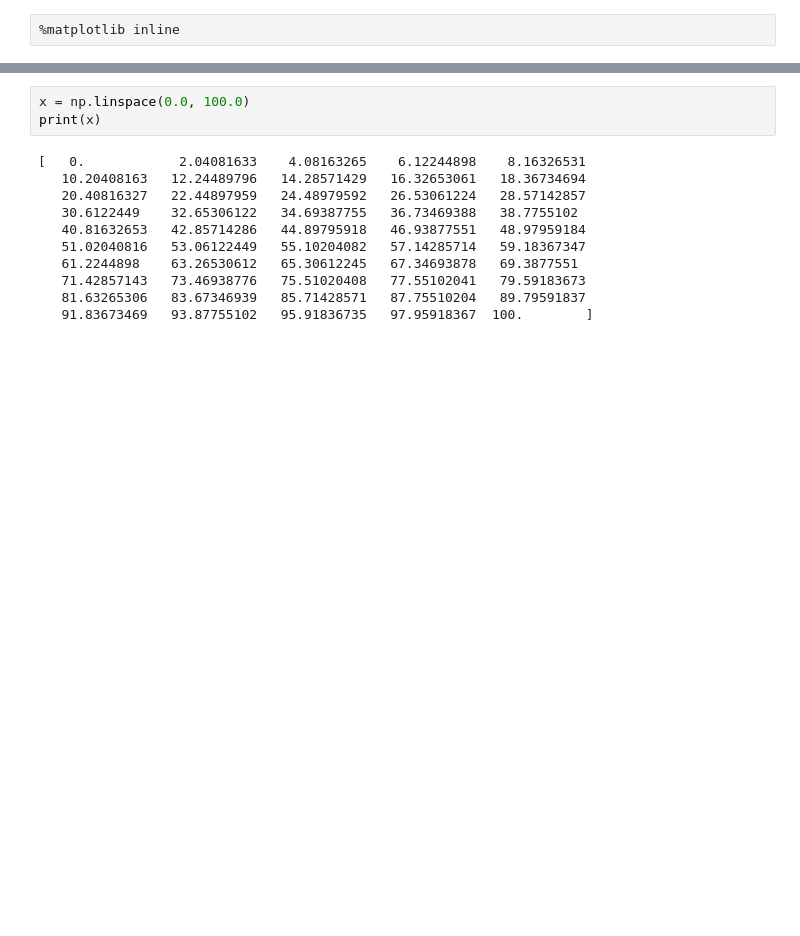
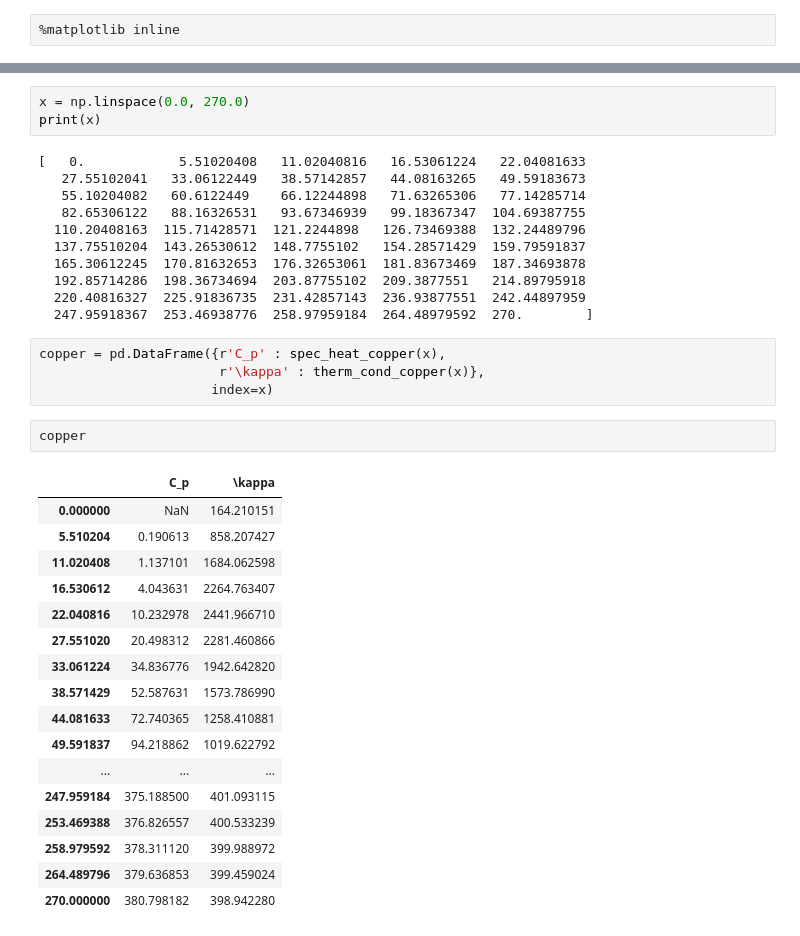
Before and after one commit to konchris/CooldownSimulation, a Jupyter notebook: CooldownSim.ipynb, the cells around one changed output, grey strips where cells are left out. Drawn from its saved outputs; the diff is of its cells as text; blank space fills up the shorter version.

```diff
--- a/CooldownSim.ipynb
+++ b/CooldownSim.ipynb
@@ -123,14 +123,38 @@ np.log10(1)
 # %%
-x = np.linspace(0.0, 100.0)
+x = np.linspace(0.0, 270.0)
 print(x)
 # %% [output]
-[   0.            2.04081633    4.08163265    6.12244898    8.16326531
-   10.20408163   12.24489796   14.28571429   16.32653061   18.36734694
-   20.40816327   22.44897959   24.48979592   26.53061224   28.57142857
-   30.6122449    32.65306122   34.69387755   36.73469388   38.7755102
-   40.81632653   42.85714286   44.89795918   46.93877551   48.97959184
-   51.02040816   53.06122449   55.10204082   57.14285714   59.18367347
-   61.2244898    63.26530612   65.30612245   67.34693878   69.3877551
-   71.42857143   73.46938776   75.51020408   77.55102041   79.59183673
-   81.63265306   83.67346939   85.71428571   87.75510204   89.79591837
-   91.83673469   93.87755102   95.91836735   97.95918367  100.        ]
+[   0.            5.51020408   11.02040816   16.53061224   22.04081633
+   27.55102041   33.06122449   38.57142857   44.08163265   49.59183673
+   55.10204082   60.6122449    66.12244898   71.63265306   77.14285714
+   82.65306122   88.16326531   93.67346939   99.18367347  104.69387755
+  110.20408163  115.71428571  121.2244898   126.73469388  132.24489796
+  137.75510204  143.26530612  148.7755102   154.28571429  159.79591837
+  165.30612245  170.81632653  176.32653061  181.83673469  187.34693878
+  192.85714286  198.36734694  203.87755102  209.3877551   214.89795918
+  220.40816327  225.91836735  231.42857143  236.93877551  242.44897959
+  247.95918367  253.46938776  258.97959184  264.48979592  270.        ]
+# %%
+copper = pd.DataFrame({r'C_p' : spec_heat_copper(x),
+                       r'\kappa' : therm_cond_copper(x)},
+                      index=x)
+# %%
+copper
+# %% [output]
+|  | C_p | \kappa |
+| 0.000000 | NaN | 164.210151 |
+| 5.510204 | 0.190613 | 858.207427 |
+| 11.020408 | 1.137101 | 1684.062598 |
+| 16.530612 | 4.043631 | 2264.763407 |
+| 22.040816 | 10.232978 | 2441.966710 |
+| 27.551020 | 20.498312 | 2281.460866 |
+| 33.061224 | 34.836776 | 1942.642820 |
+| 38.571429 | 52.587631 | 1573.786990 |
+| 44.081633 | 72.740365 | 1258.410881 |
+| 49.591837 | 94.218862 | 1019.622792 |
+| ... | ... | ... |
+| 247.959184 | 375.188500 | 401.093115 |
+| 253.469388 | 376.826557 | 400.533239 |
+| 258.979592 | 378.311120 | 399.988972 |
+| 264.489796 | 379.636853 | 399.459024 |
+| 270.000000 | 380.798182 | 398.942280 |
```
Also changed, not shown: parts of 9 cells of this notebook.
